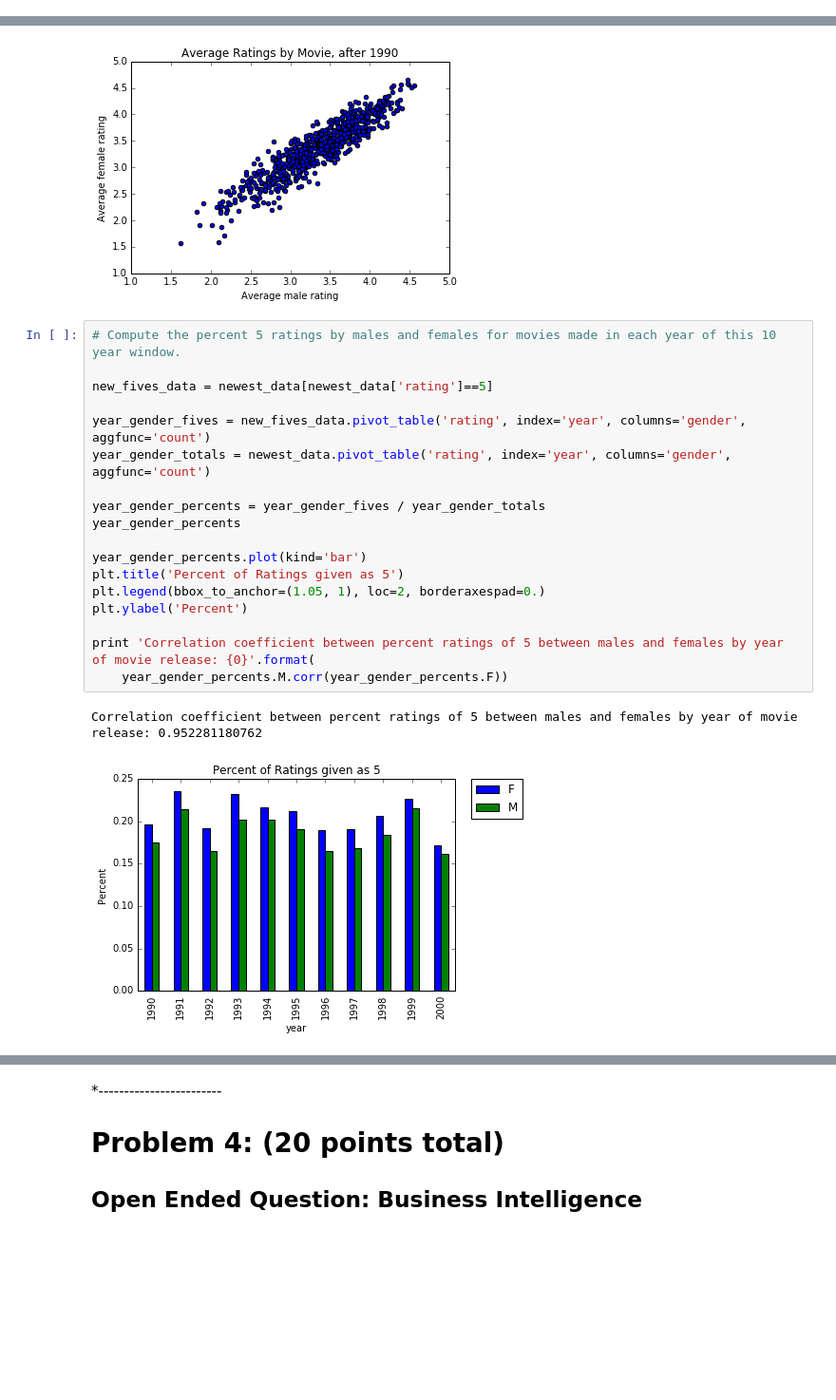
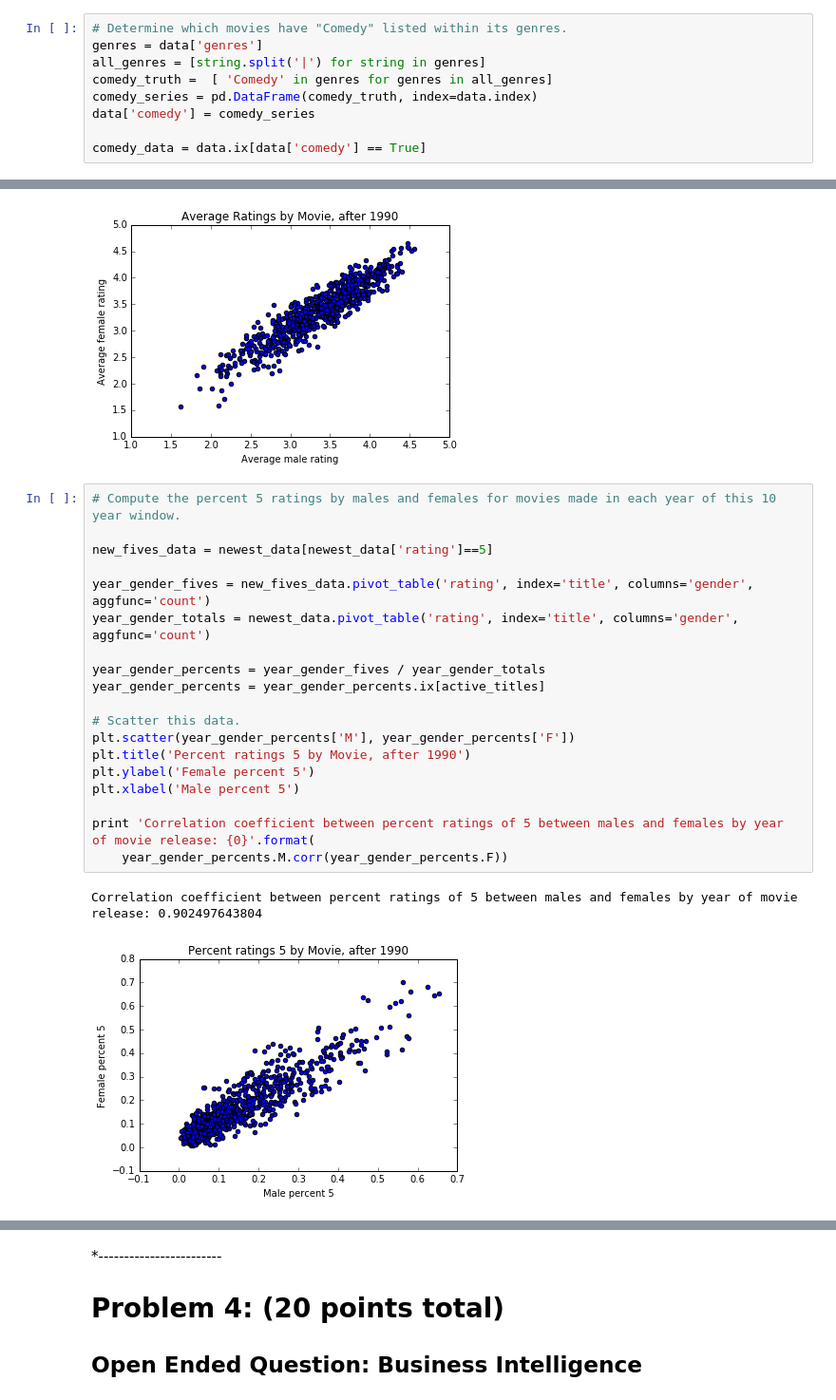
Before and after one commit to awkweb/DS501, a Jupyter notebook: 2/CaseStudy2.ipynb, the cells around one changed output, grey strips where cells are left out. Shown at 95% size. Cells and saved outputs as stored; diff of their text form; blank space fills up the shorter version.

```diff
--- a/2/CaseStudy2.ipynb
+++ b/2/CaseStudy2.ipynb
@@ -955,0 +965,9 @@ Improvement!  This is a larger correlation coefficient than the overall average,
+# %%
+# Determine which movies have "Comedy" listed within its genres.
+genres = data['genres']
+all_genres = [string.split('|') for string in genres]
+comedy_truth =  [ 'Comedy' in genres for genres in all_genres]
+comedy_series = pd.DataFrame(comedy_truth, index=data.index)
+data['comedy'] = comedy_series
+
+comedy_data = data.ix[data['comedy'] == True]
@@ -1022,23 +1191,24 @@ correlation coefficient between percent average males and females per title: 0.9
 # %%
 # Compute the percent 5 ratings by males and females for movies made in each year of this 10 year window.
 
 new_fives_data = newest_data[newest_data['rating']==5]
 
-year_gender_fives = new_fives_data.pivot_table('rating', index='year', columns='gender', aggfunc='count')
-year_gender_totals = newest_data.pivot_table('rating', index='year', columns='gender', aggfunc='count')
+year_gender_fives = new_fives_data.pivot_table('rating', index='title', columns='gender', aggfunc='count')
+year_gender_totals = newest_data.pivot_table('rating', index='title', columns='gender', aggfunc='count')
 
 year_gender_percents = year_gender_fives / year_gender_totals
-year_gender_percents
+year_gender_percents = year_gender_percents.ix[active_titles]
 
-year_gender_percents.plot(kind='bar')
-plt.title('Percent of Ratings given as 5')
-plt.legend(bbox_to_anchor=(1.05, 1), loc=2, borderaxespad=0.)
-plt.ylabel('Percent')
+# Scatter this data.
+plt.scatter(year_gender_percents['M'], year_gender_percents['F'])
+plt.title('Percent ratings 5 by Movie, after 1990')
+plt.ylabel('Female percent 5')
+plt.xlabel('Male percent 5')
 
 print 'Correlation coefficient between percent ratings of 5 between males and females by year of movie release: {0}'.format(
     year_gender_percents.M.corr(year_gender_percents.F))
 # %% [output]
-Correlation coefficient between percent ratings of 5 between males and females by year of movie release: 0.952281180762
+Correlation coefficient between percent ratings of 5 between males and females by year of movie release: 0.902497643804
-[figure, old version]
+[figure, new version]
 # %% [markdown]
 We see that, for movies made in the 90's, the correlation coefficient for the percent of ratings given as 5 between males and females is
```
Also changed, not shown: parts of 41 cells of this notebook.
